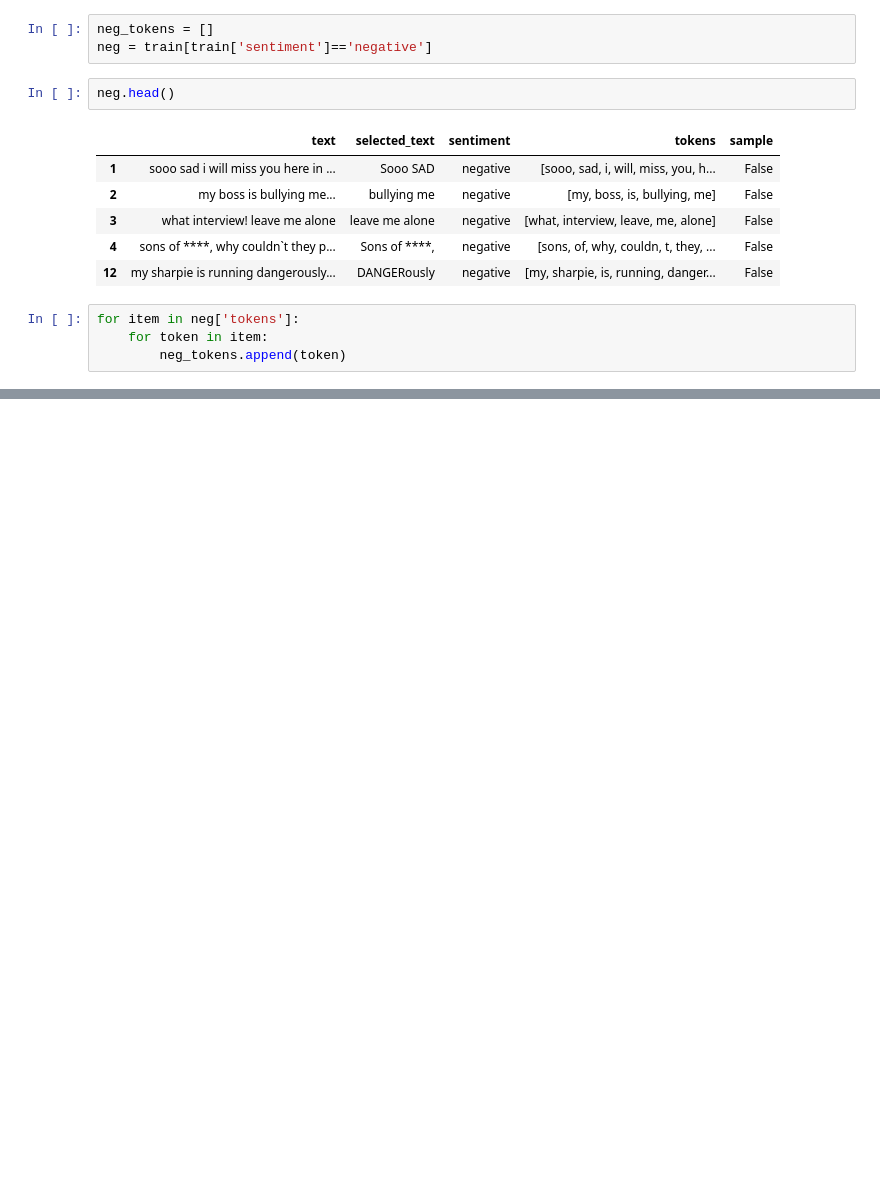
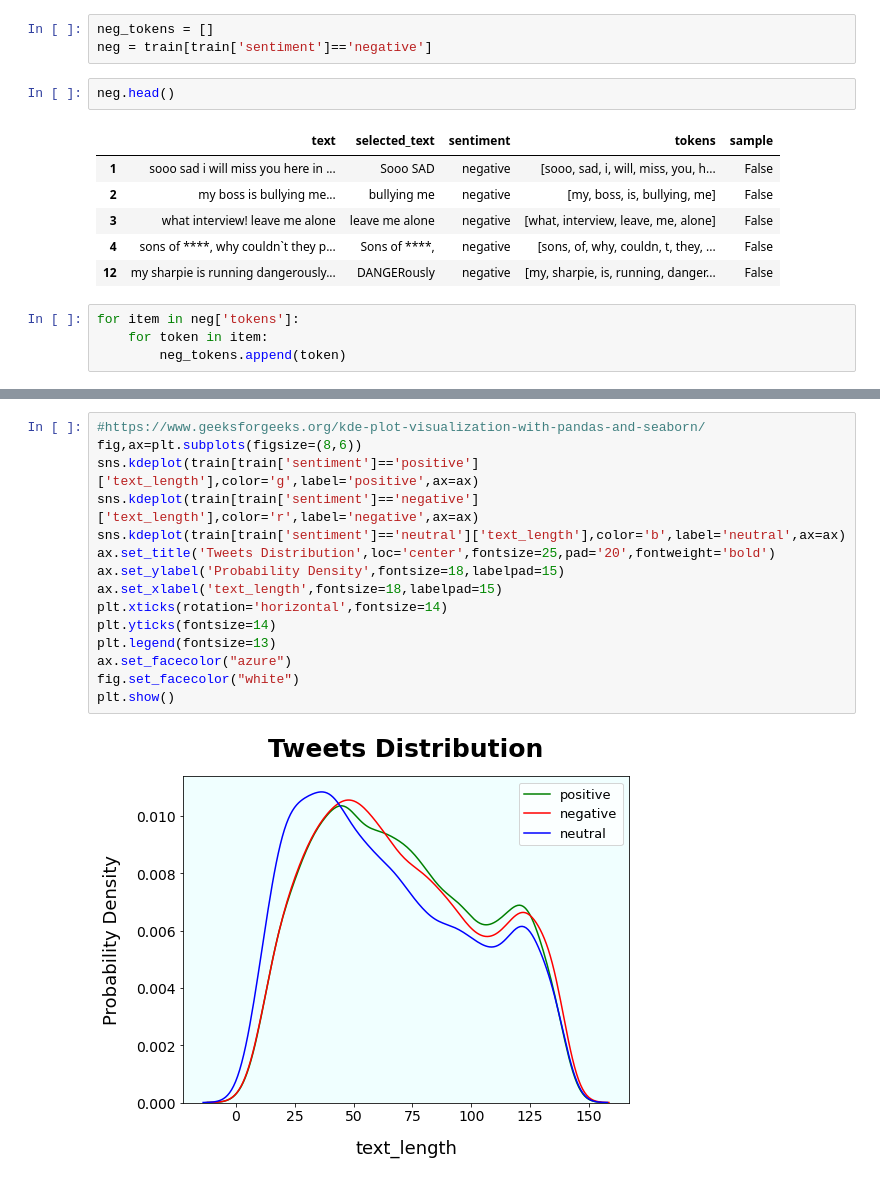
Before and after one commit to bethelike98/ENTITY-Final-Project, a Jupyter notebook: Scripts/Twitter Sentiment - NLP Vizzes.ipynb, the cells around one changed output, grey strips where cells are left out. Cells and saved outputs as stored; diff of their text form; blank space fills up the shorter version.

```diff
--- a/Scripts/Twitter Sentiment - NLP Vizzes.ipynb
+++ b/Scripts/Twitter Sentiment - NLP Vizzes.ipynb
@@ -213,0 +280,17 @@ show_wordcloud(neg)
+# %%
+#https://www.geeksforgeeks.org/kde-plot-visualization-with-pandas-and-seaborn/
+fig,ax=plt.subplots(figsize=(8,6))
+sns.kdeplot(train[train['sentiment']=='positive']['text_length'],color='g',label='positive',ax=ax)
+sns.kdeplot(train[train['sentiment']=='negative']['text_length'],color='r',label='negative',ax=ax)
+sns.kdeplot(train[train['sentiment']=='neutral']['text_length'],color='b',label='neutral',ax=ax)
+ax.set_title('Tweets Distribution',loc='center',fontsize=25,pad='20',fontweight='bold')
+ax.set_ylabel('Probability Density',fontsize=18,labelpad=15)
+ax.set_xlabel('text_length',fontsize=18,labelpad=15)
+plt.xticks(rotation='horizontal',fontsize=14)
+plt.yticks(fontsize=14)
+plt.legend(fontsize=13)
+ax.set_facecolor("azure")
+fig.set_facecolor("white")
+plt.show()
+# %% [output]
+[figure, added]
```
Also changed, not shown: parts of 18 cells of this notebook.
